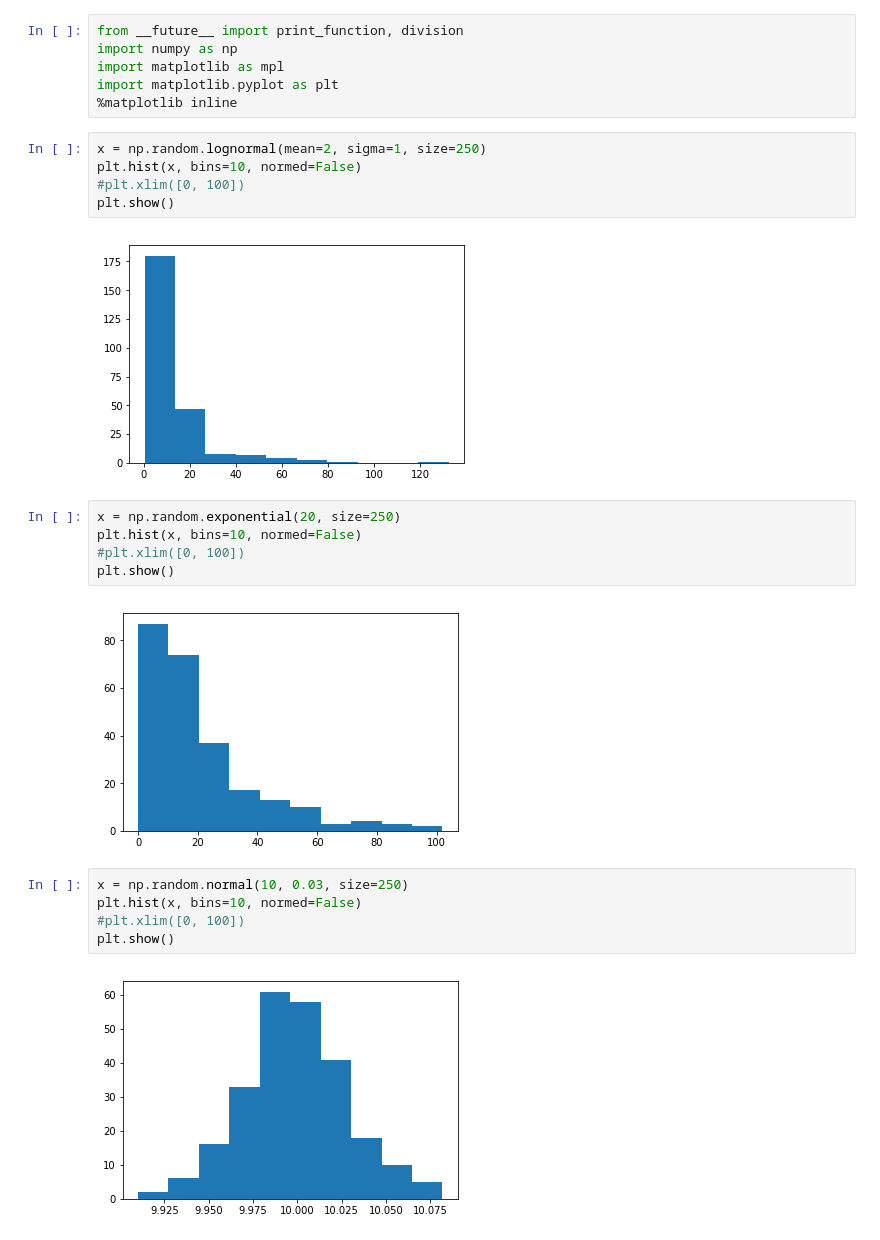
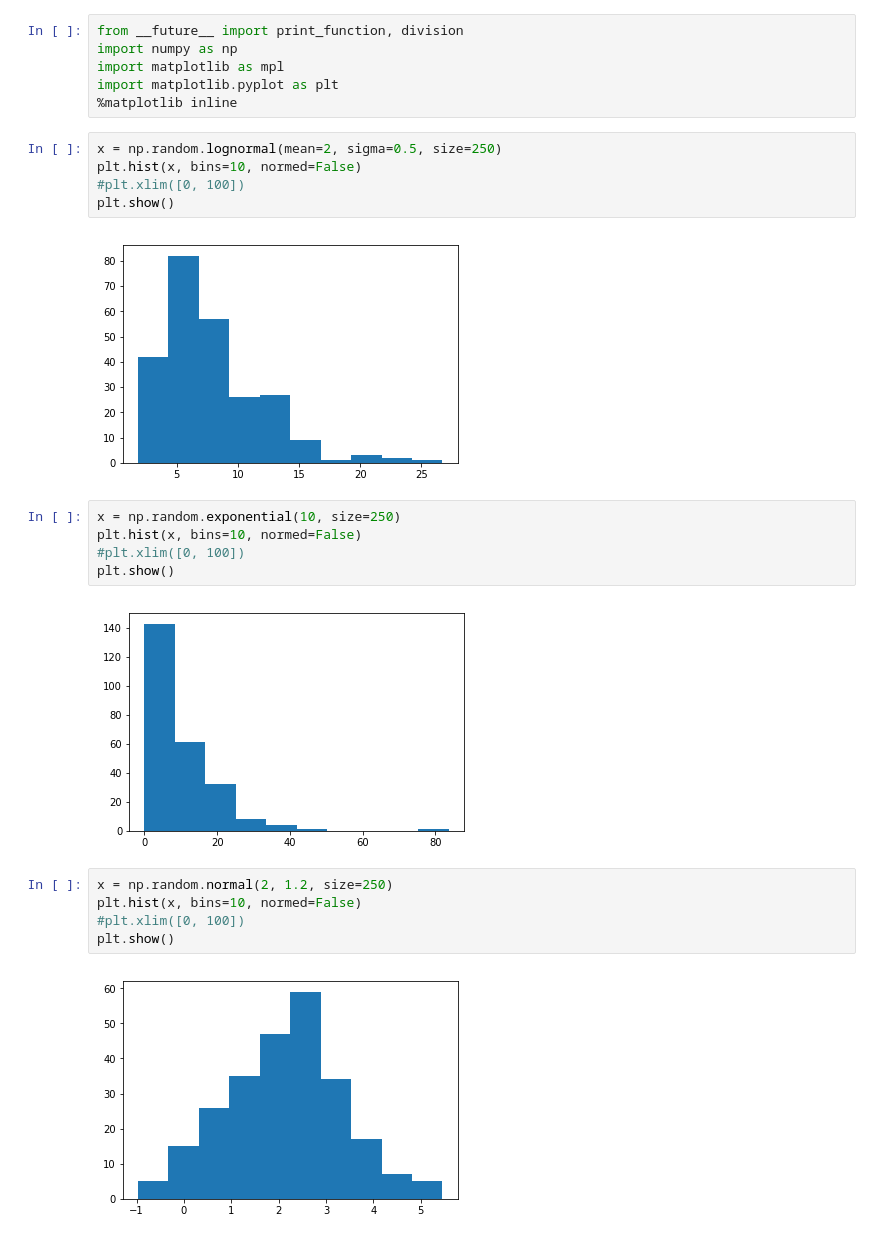
Before and after one commit to awakenting/master-thesis, a Jupyter notebook: code/playgrounds/probability_distributions.ipynb, the cells around one changed output. Cells and saved outputs as stored; diff of their text form.

```diff
--- a/code/playgrounds/probability_distributions.ipynb
+++ b/code/playgrounds/probability_distributions.ipynb
@@ -5,23 +5,23 @@ import matplotlib as mpl
 import matplotlib.pyplot as plt
 %matplotlib inline
 # %%
-x = np.random.lognormal(mean=2, sigma=1, size=250)
+x = np.random.lognormal(mean=2, sigma=0.5, size=250)
 plt.hist(x, bins=10, normed=False)
 #plt.xlim([0, 100])
 plt.show()
 # %% [output]
-[figure, old version]
+[figure, new version]
 # %%
-x = np.random.exponential(20, size=250)
+x = np.random.exponential(10, size=250)
 plt.hist(x, bins=10, normed=False)
 #plt.xlim([0, 100])
 plt.show()
 # %% [output]
-[figure, old version]
+[figure, new version]
 # %%
-x = np.random.normal(10, 0.03, size=250)
+x = np.random.normal(2, 1.2, size=250)
 plt.hist(x, bins=10, normed=False)
 #plt.xlim([0, 100])
 plt.show()
 # %% [output]
-[figure, old version]
+[figure, new version]
```
Also changed, not shown: 3 other files.
